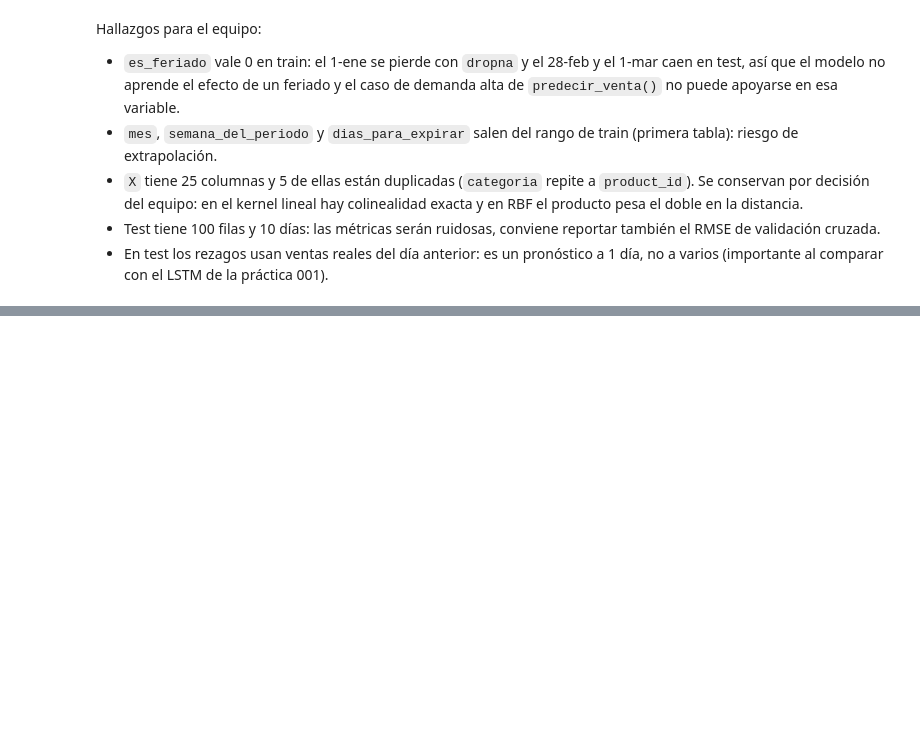
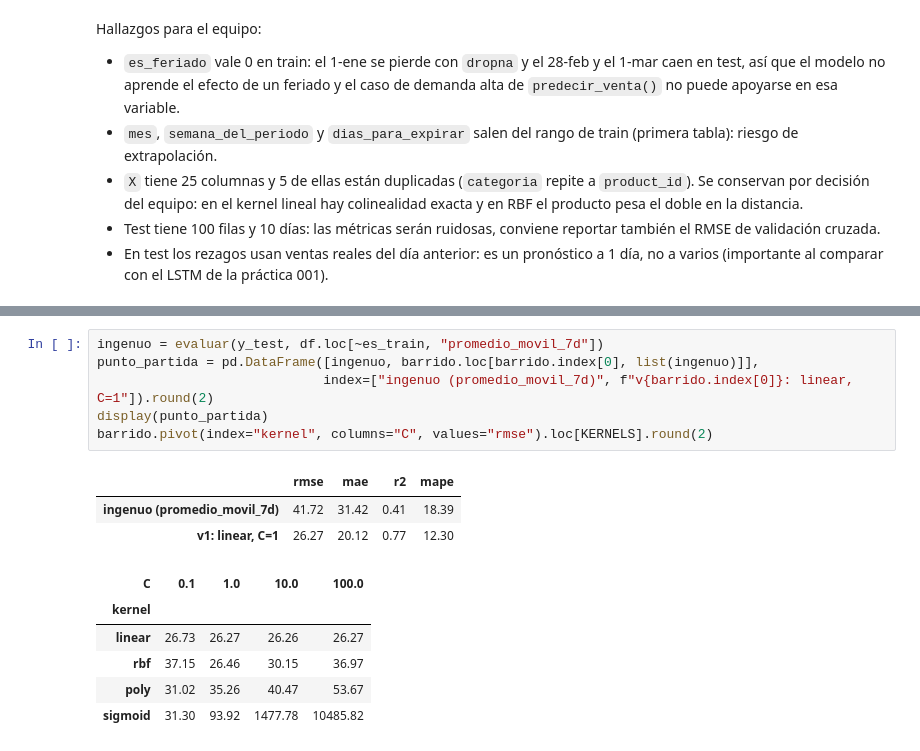
Before and after one commit to nnyez/practica-002, a Jupyter notebook: src/svr_ventas.ipynb, the cells around one changed output, grey strips where cells are left out. Cells and saved outputs as stored; diff of their text form; blank space fills up the shorter version.

```diff
--- a/src/svr_ventas.ipynb
+++ b/src/svr_ventas.ipynb
@@ -423,0 +609,16 @@ Hallazgos para el equipo:
+# %%
+ingenuo = evaluar(y_test, df.loc[~es_train, "promedio_movil_7d"])
+punto_partida = pd.DataFrame([ingenuo, barrido.loc[barrido.index[0], list(ingenuo)]],
+                             index=["ingenuo (promedio_movil_7d)", f"v{barrido.index[0]}: linear, C=1"]).round(2)
+display(punto_partida)
+barrido.pivot(index="kernel", columns="C", values="rmse").loc[KERNELS].round(2)
+# %% [output]
+|  | rmse | mae | r2 | mape |
+| ingenuo (promedio_movil_7d) | 41.72 | 31.42 | 0.41 | 18.39 |
+| v1: linear, C=1 | 26.27 | 20.12 | 0.77 | 12.30 |
+| C | 0.1 | 1.0 | 10.0 | 100.0 |
+| kernel |  |  |  |  |
+| linear | 26.73 | 26.27 | 26.26 | 26.27 |
+| rbf | 37.15 | 26.46 | 30.15 | 36.97 |
+| poly | 31.02 | 35.26 | 40.47 | 53.67 |
+| sigmoid | 31.30 | 93.92 | 1477.78 | 10485.82 |
```
Also changed, not shown: parts of 21 cells of this notebook, 3 other files.
